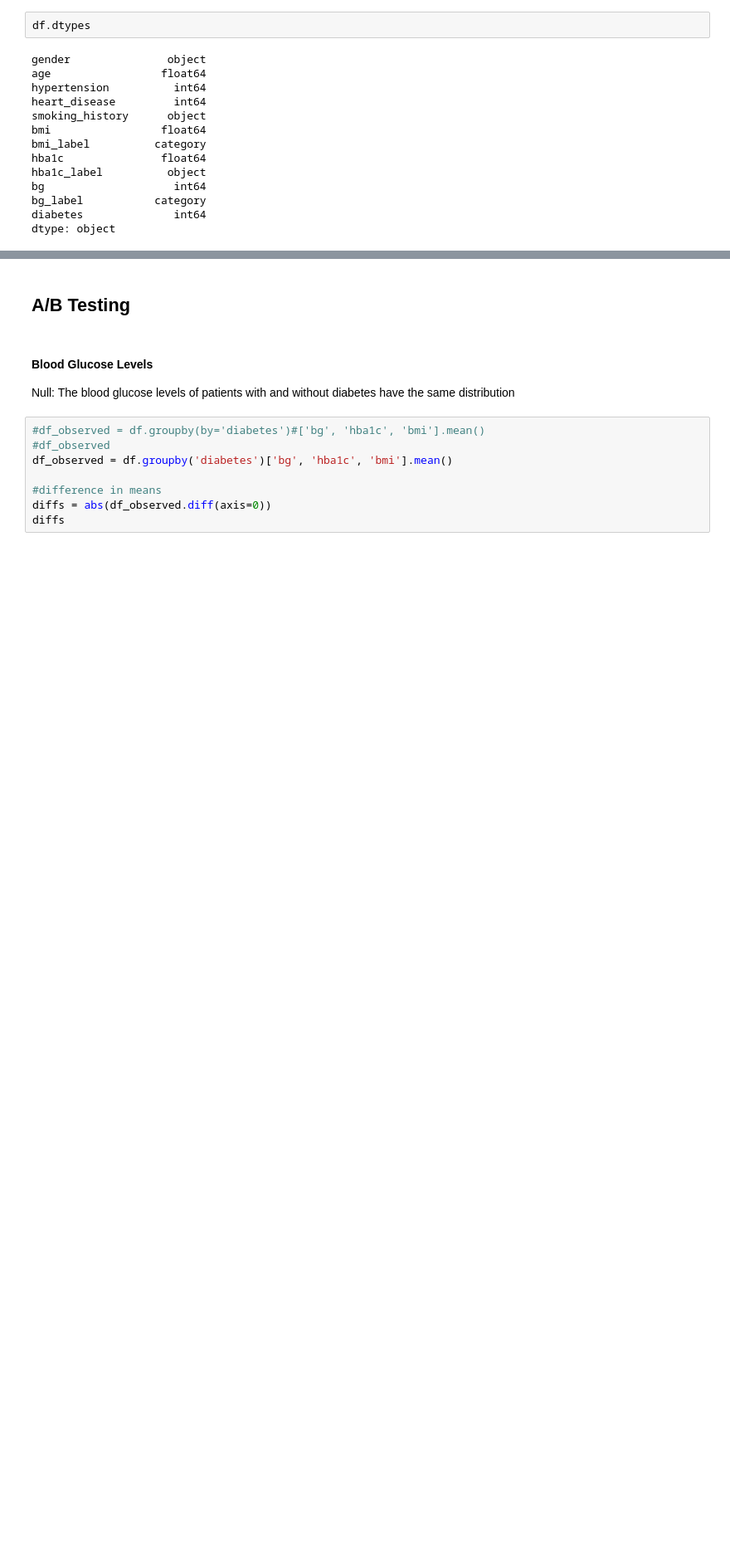
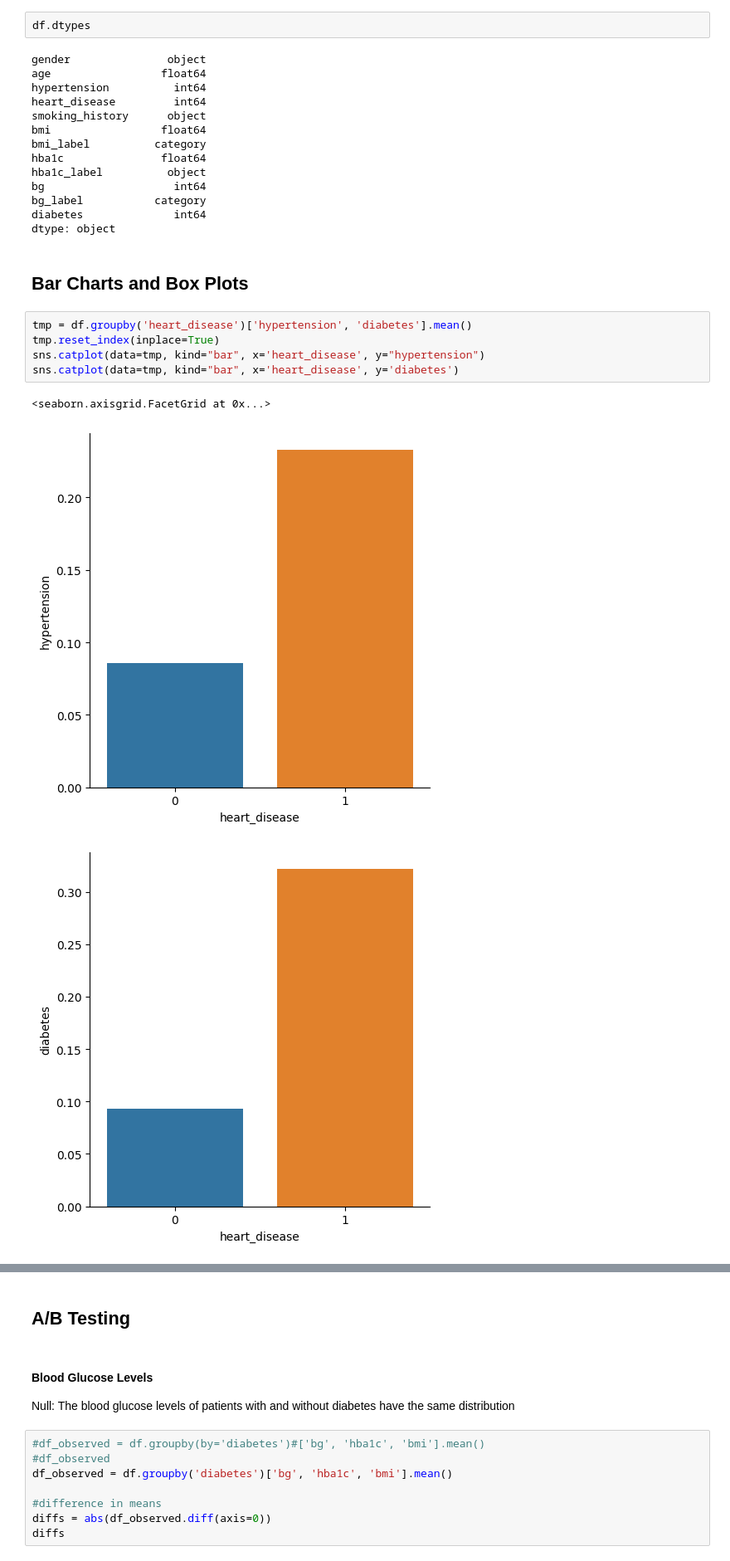
Before and after one commit to harshi-saha/cogs108-project, a Jupyter notebook: EDACheckpoint_group014.ipynb, the cells around one changed output, grey strips where cells are left out. Shown at 83% size. Saved outputs shown, nothing was run; the diff lists cells and outputs as text; blank space fills up the shorter version.

```diff
--- a/EDACheckpoint_group014.ipynb
+++ b/EDACheckpoint_group014.ipynb
@@ -216,3 +216,14 @@ bg                    int64
 bg_label           category
 diabetes              int64
 dtype: object
+# %% [markdown]
+## Bar Charts and Box Plots
+# %%
+tmp = df.groupby('heart_disease')['hypertension', 'diabetes'].mean()
+tmp.reset_index(inplace=True)
+sns.catplot(data=tmp, kind="bar", x='heart_disease', y="hypertension")
+sns.catplot(data=tmp, kind="bar", x='heart_disease', y='diabetes')
+# %% [output]
+<seaborn.axisgrid.FacetGrid at 0x...>
+[figure, added]
+[figure, added]
```
Also changed, not shown: parts of 13 cells of this notebook.
